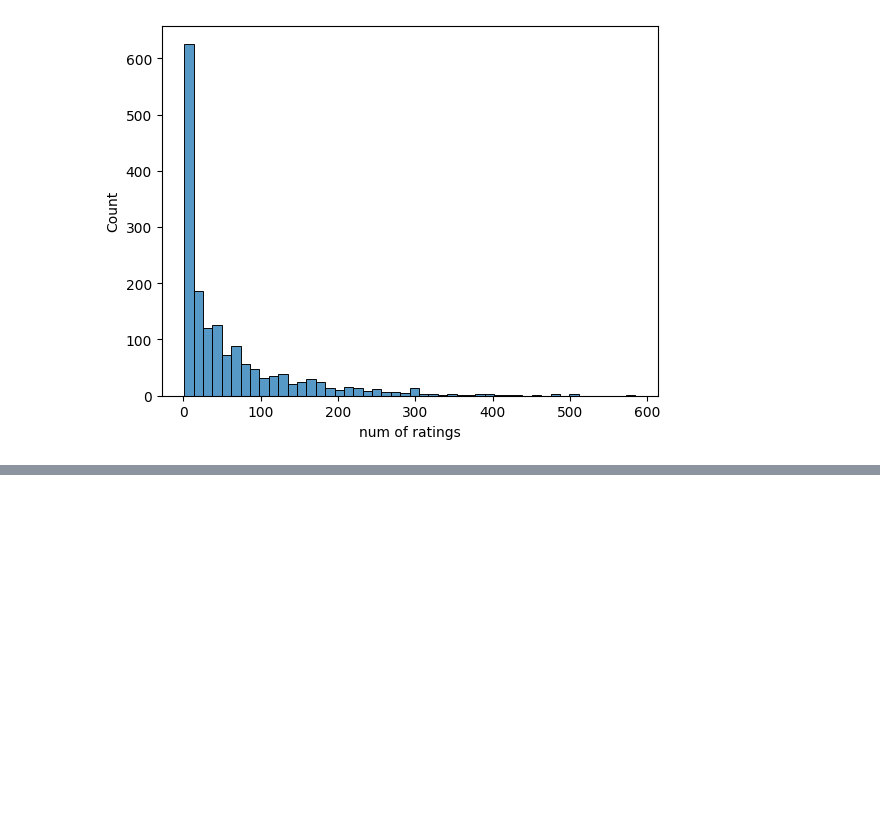
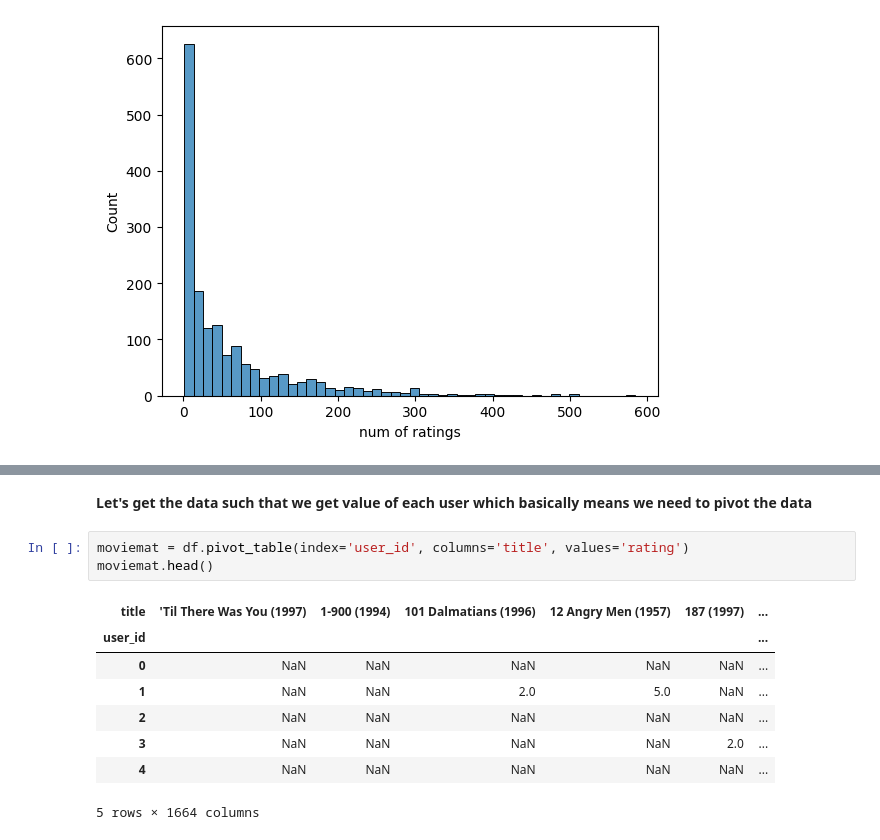
Before and after one commit to SiddheshDaphane/Python-for-data-science-and-machine-learning, a Jupyter notebook: 14. Recommender_System/1. Recommender_System.ipynb, the cells around one changed output, grey strips where cells are left out. Cells and saved outputs as stored; diff of their text form; blank space fills up the shorter version.

```diff
--- a/14. Recommender_System/1. Recommender_System.ipynb
+++ b/14. Recommender_System/1. Recommender_System.ipynb
@@ -127,0 +159,14 @@ sns.histplot(ratings['num of ratings'])
+# %% [markdown]
+**Let's get the data such that we get value of each user which basically means we need to pivot the data**
+# %%
+moviemat = df.pivot_table(index='user_id', columns='title', values='rating')
+moviemat.head()
+# %% [output]
+| title | 'Til There Was You (1997) | 1-900 (1994) | 101 Dalmatians (1996) | 12 Angry Men (1957) | 187 (1997) | ... |
+| user_id |  |  |  |  |  | ... |
+| 0 | NaN | NaN | NaN | NaN | NaN | ... |
+| 1 | NaN | NaN | 2.0 | 5.0 | NaN | ... |
+| 2 | NaN | NaN | NaN | NaN | NaN | ... |
+| 3 | NaN | NaN | NaN | NaN | 2.0 | ... |
+| 4 | NaN | NaN | NaN | NaN | NaN | ... |
+5 rows × 1664 columns
```
Also changed, not shown: parts of 7 cells of this notebook.
